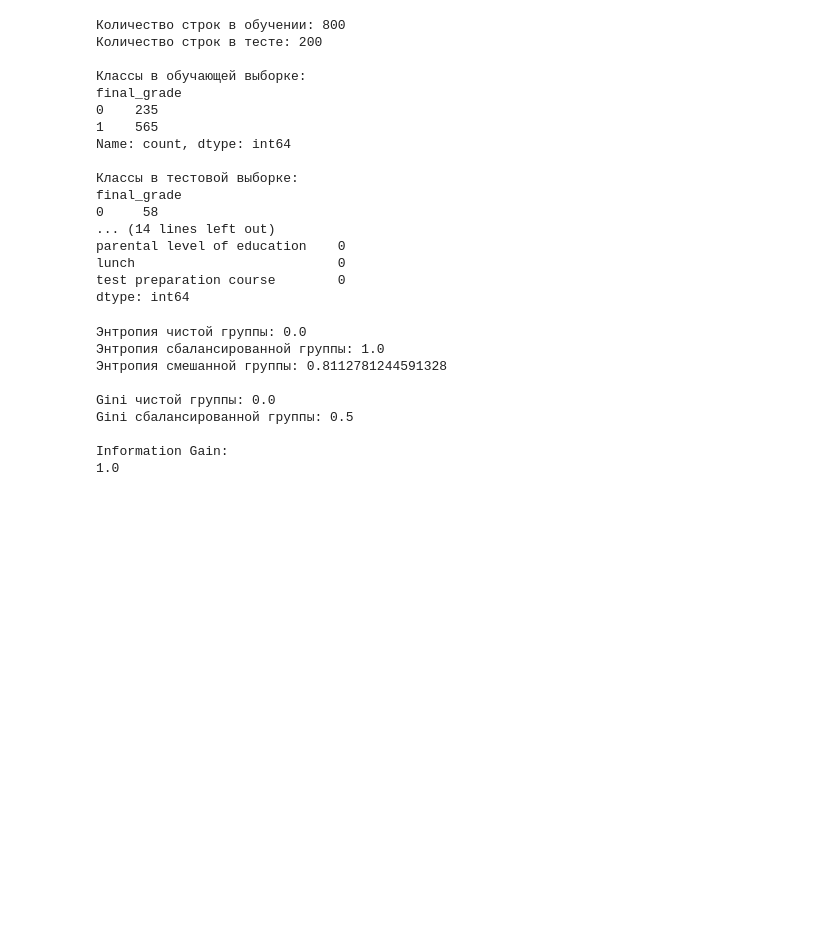
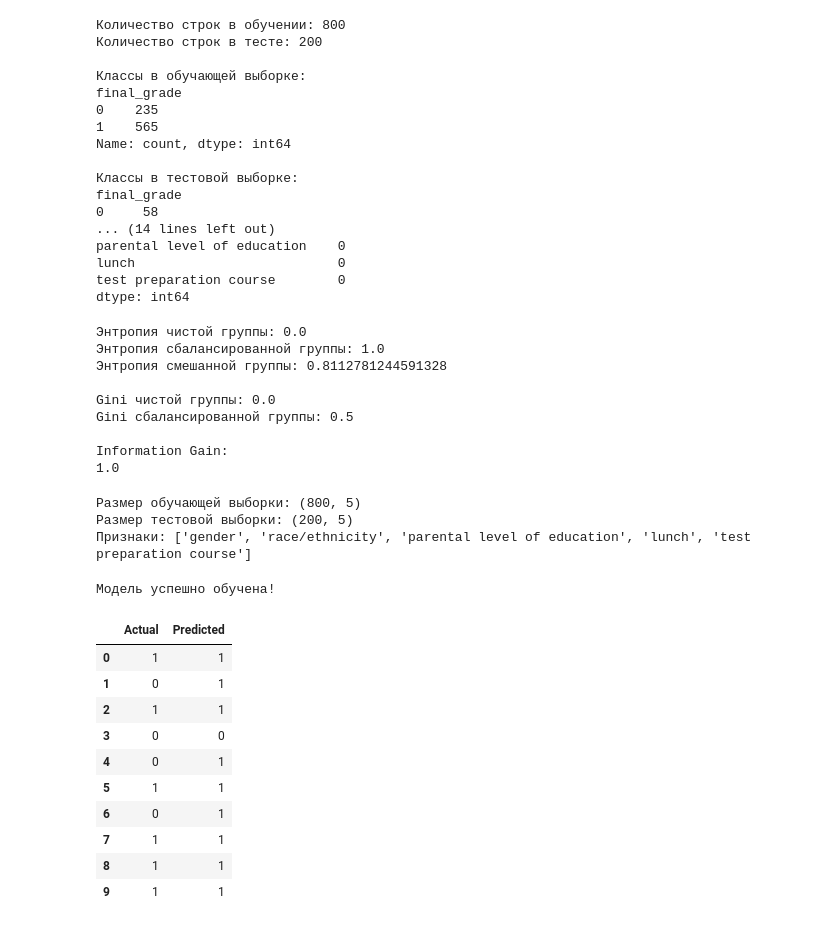
Before and after one commit to gnazyz-bit/edu-predict, a Jupyter notebook: notebook/analysis.ipynb, the cells around one changed output. Saved outputs shown, nothing was run; the diff lists cells and outputs as text; code cells hidden in the pictures; blank space fills up the shorter version.

```diff
--- a/notebook/analysis.ipynb
+++ b/notebook/analysis.ipynb
@@ -283,3 +283,45 @@ Gini сбалансированной группы: 0.5
 
 Information Gain:
 1.0
+# %%
+print("Размер обучающей выборки:", X_train.shape)
+print("Размер тестовой выборки:", X_test.shape)
+print("Признаки:", X_train.columns.tolist())
+# %% [output]
+Размер обучающей выборки: (800, 5)
+Размер тестовой выборки: (200, 5)
+Признаки: ['gender', 'race/ethnicity', 'parental level of education', 'lunch', 'test preparation course']
+# %%
+from model.decision_tree import DecisionTree
+
+tree = DecisionTree(
+    max_depth=5,
+    min_samples_split=2
+)
+
+tree.fit(X_train.values, y_train.values)
+
+print("Модель успешно обучена!")
+# %% [output]
+Модель успешно обучена!
+# %%
+y_pred = tree.predict(X_test.values)
+
+comparison = pd.DataFrame({
+    "Actual": y_test.values,
+    "Predicted": y_pred
+})
+
+display(comparison.head(10))
+# %% [output]
+|  | Actual | Predicted |
+| 0 | 1 | 1 |
+| 1 | 0 | 1 |
+| 2 | 1 | 1 |
+| 3 | 0 | 0 |
+| 4 | 0 | 1 |
+| 5 | 1 | 1 |
+| 6 | 0 | 1 |
+| 7 | 1 | 1 |
+| 8 | 1 | 1 |
+| 9 | 1 | 1 |
```
Also changed, not shown: parts of 13 cells of this notebook, 10 other files.
